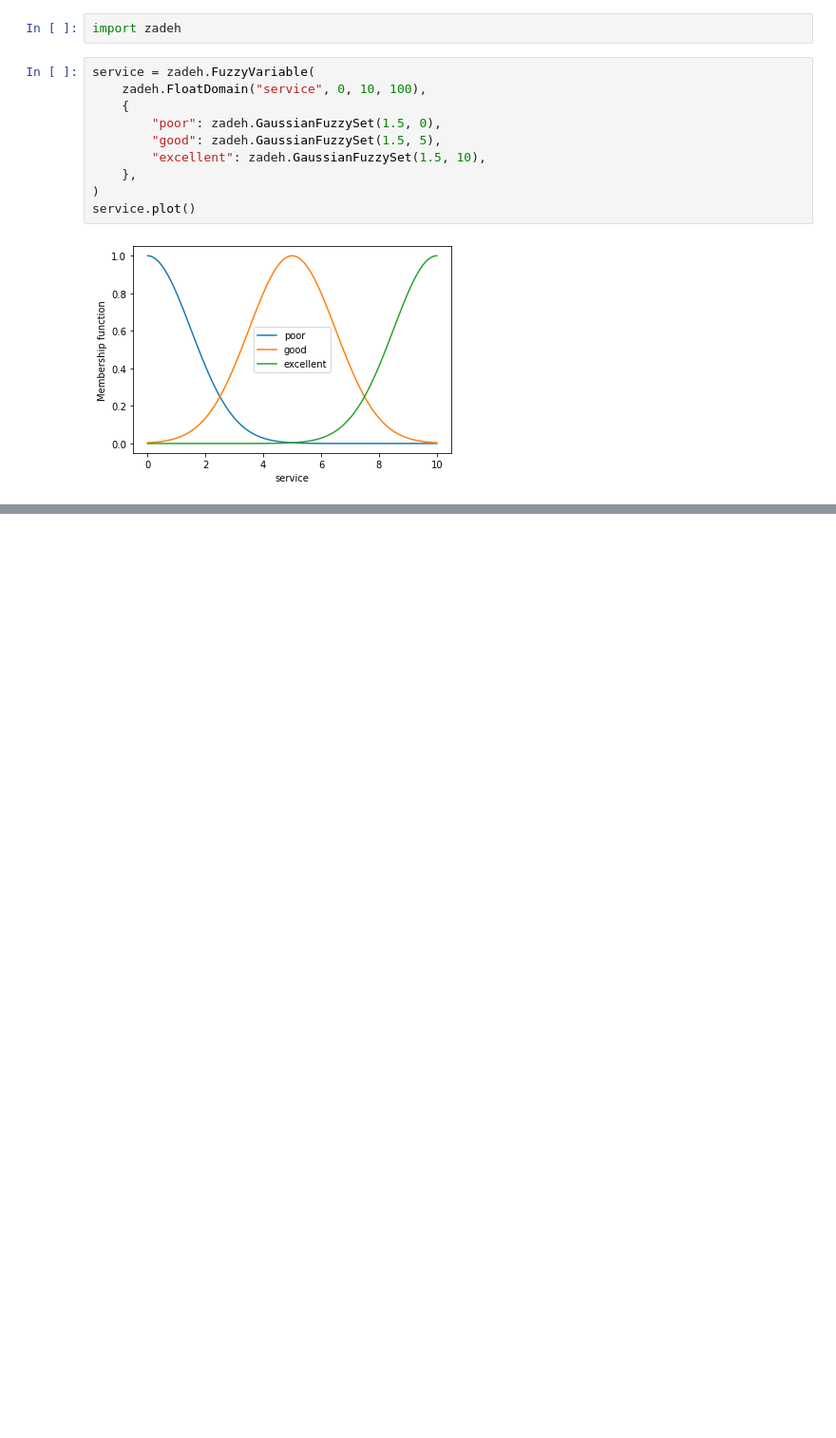
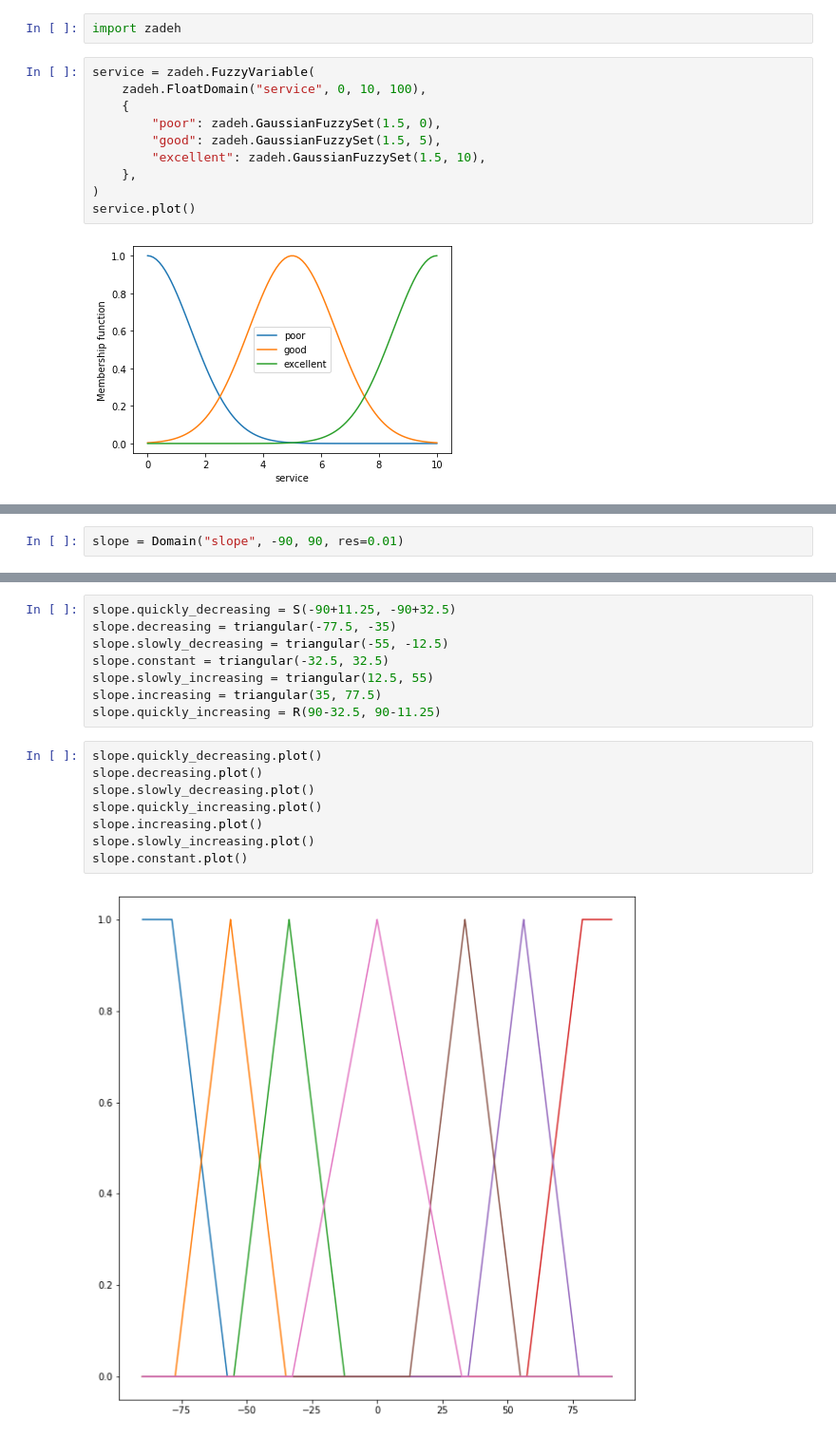
Before and after one commit to christopherkindl/data-to-text-system, a Jupyter notebook: 06_time_series_analysis/Fuzzy logic.ipynb, the cells around one changed output, grey strips where cells are left out. Shown at 95% size. Saved outputs shown, nothing was run; the diff lists cells and outputs as text; blank space fills up the shorter version.

```diff
--- a/06_time_series_analysis/Fuzzy logic.ipynb
+++ b/06_time_series_analysis/Fuzzy logic.ipynb
@@ -26,0 +66,2 @@ NameError: name 'food' is not defined
+# %%
+slope = Domain("slope", -90, 90, res=0.01)
@@ -26,0 +72,18 @@ NameError: name 'food' is not defined
+# %%
+slope.quickly_decreasing = S(-90+11.25, -90+32.5)
+slope.decreasing = triangular(-77.5, -35)
+slope.slowly_decreasing = triangular(-55, -12.5)
+slope.constant = triangular(-32.5, 32.5)
+slope.slowly_increasing = triangular(12.5, 55)
+slope.increasing = triangular(35, 77.5)
+slope.quickly_increasing = R(90-32.5, 90-11.25)
+# %%
+slope.quickly_decreasing.plot()
+slope.decreasing.plot()
+slope.slowly_decreasing.plot()
+slope.quickly_increasing.plot()
+slope.increasing.plot()
+slope.slowly_increasing.plot()
+slope.constant.plot()
+# %% [output]
+[figure, added]
```
Also changed, not shown: parts of 15 cells of this notebook, 1 other file.
